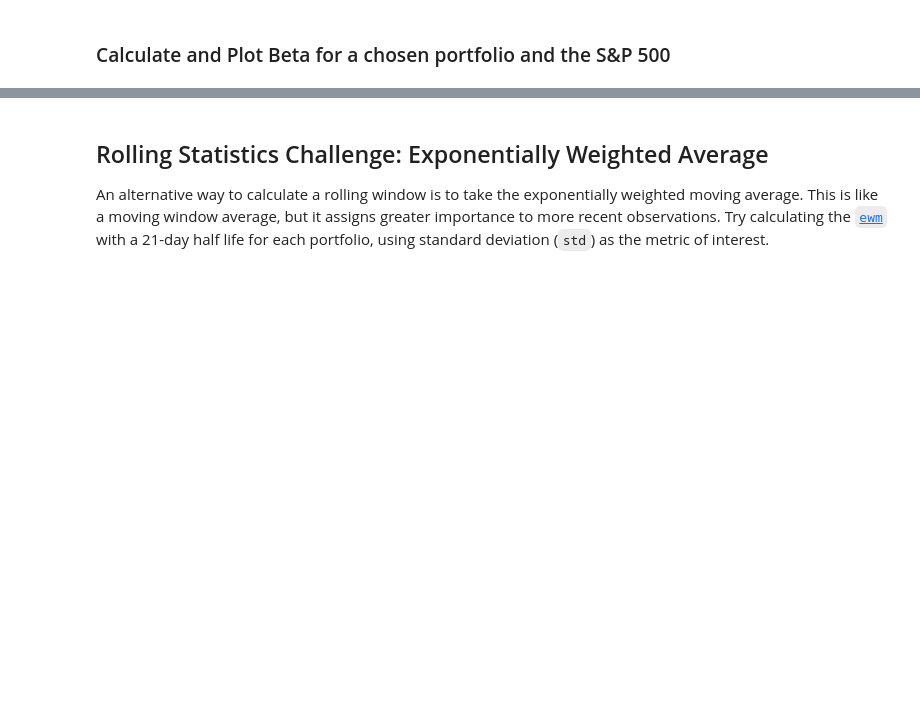
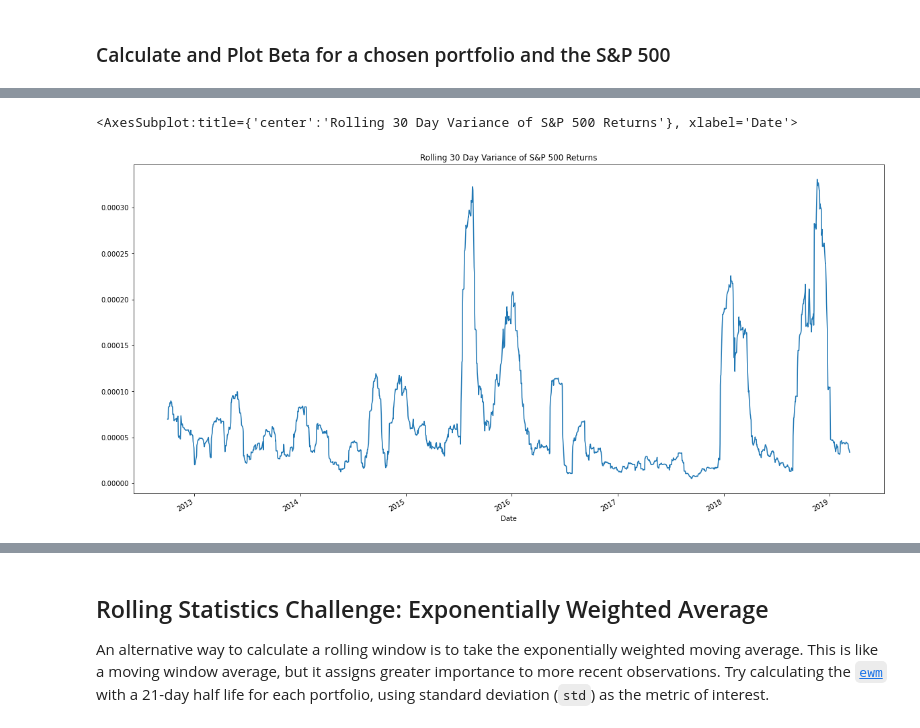
Before and after one commit to chaka37/Pandas, a Jupyter notebook: whale_analysis.ipynb, the cells around one changed output, grey strips where cells are left out. Cells and saved outputs as stored; diff of their text form; code cells hidden in the pictures; blank space fills up the shorter version.

```diff
--- a/whale_analysis.ipynb
+++ b/whale_analysis.ipynb
@@ -495,0 +527,6 @@ grouped_portfolio.rolling(window=21).std().plot(figsize=(20,10))
+# %%
+rolling_variance = sp_500_df['S&P 500'].rolling(window=30).var()
+rolling_variance.plot(figsize=(20,10), title='Rolling 30 Day Variance of S&P 500 Returns')
+# %% [output]
+<AxesSubplot:title={'center':'Rolling 30 Day Variance of S&P 500 Returns'}, xlabel='Date'>
+[figure, added]
```
Also changed, not shown: parts of 15 cells of this notebook.
